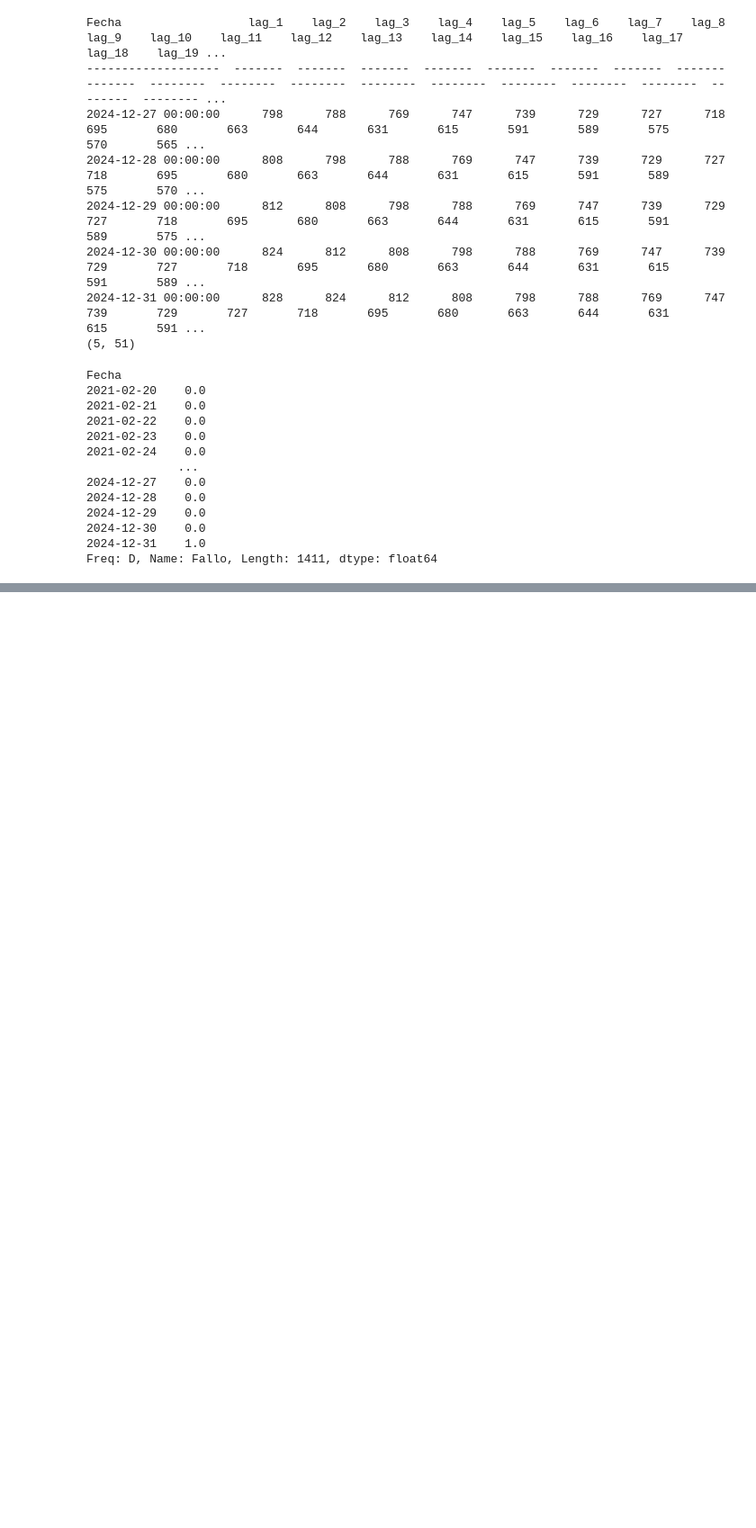
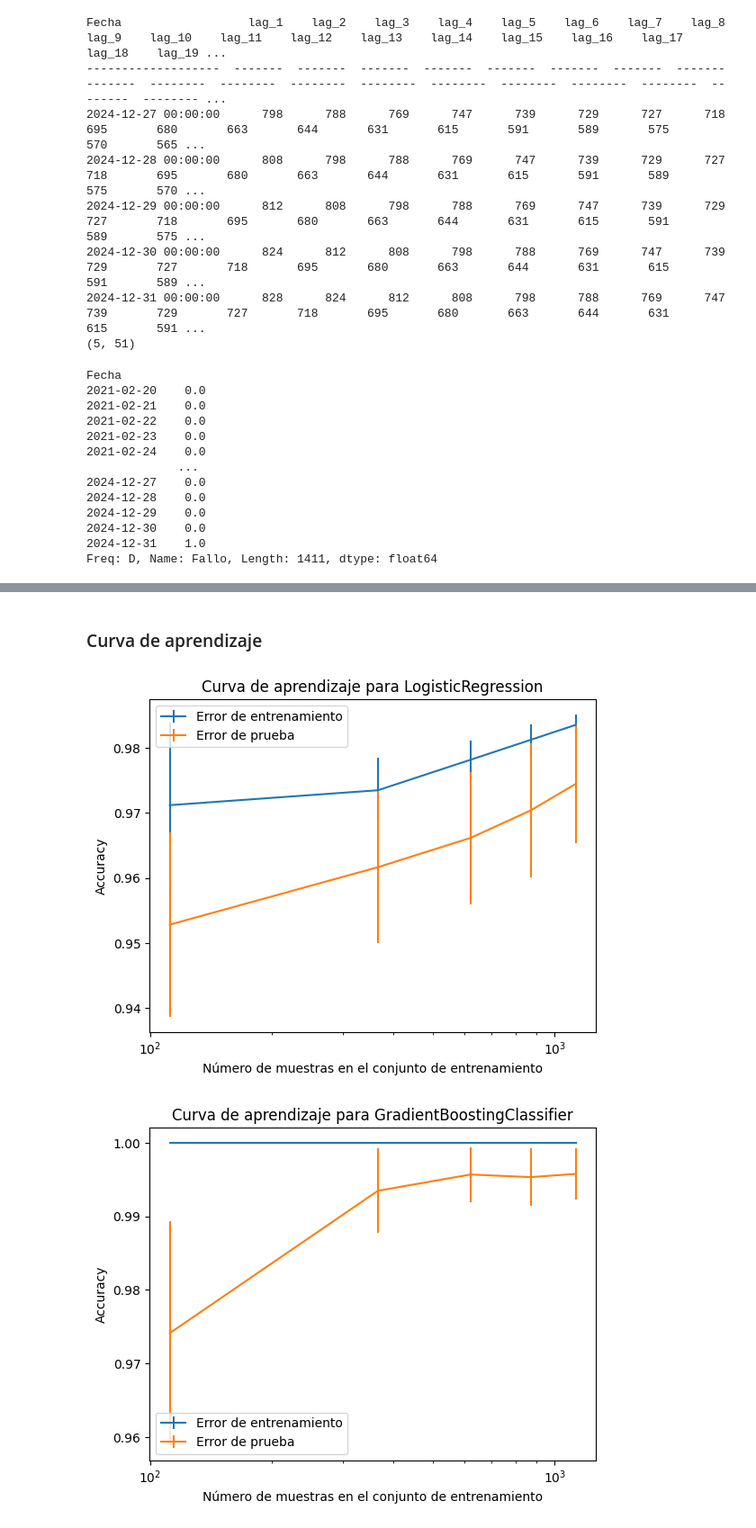
Before and after one commit to ricardoahumada/DataExpert, a Jupyter notebook: src/3.2.etapa4_Train_Forecaster_v1.ipynb, the cells around one changed output, grey strips where cells are left out. Shown at 90% size. Drawn from its saved outputs; the diff is of its cells as text; code cells hidden in the pictures; blank space fills up the shorter version.

```diff
--- a/src/3.2.etapa4_Train_Forecaster_v1.ipynb
+++ b/src/3.2.etapa4_Train_Forecaster_v1.ipynb
@@ -311,0 +353,27 @@ Accuracy: 1.0
+# %%
+# Preprocesamiento para variables categóricas
+categorical_transformer = Pipeline(steps=[
+    # ('imputer', SimpleImputer(strategy='most_frequent')),
+    ('onehot', OneHotEncoder(handle_unknown='ignore'))
+])
+
+# Preprocesamiento para variables continuas
+numerical_transformer = Pipeline(steps=[
+    # ('imputer', SimpleImputer(strategy='mean')),
+    ('scaler', StandardScaler())
+])
+
+# Combinar preprocesadores
+preprocessor = ColumnTransformer(
+    transformers=[
+        ('num', numerical_transformer, numerical_columns),
+        ('cat', categorical_transformer, categorical_columns)
+    ]
+)
+# %%
+pipelines = {
+    "LogisticRegression": Pipeline([('preprocessor', preprocessor),('classifier', LogisticRegression())]),
+    "GradientBoostingClassifier": Pipeline([('preprocessor', preprocessor),('classifier', GradientBoostingClassifier())]),
+    # "SVC": Pipeline([('preprocessor', preprocessor),('classifier', SVC(kernel='linear'))]),
+    # "SGDClassifier": Pipeline([('preprocessor', preprocessor),('classifier', SGDClassifier())]),
+}
@@ -311,0 +382,3 @@ Accuracy: 1.0
+# %%
+# Config CV
+cvss = ShuffleSplit(n_splits=40, test_size=0.2, random_state=0)
@@ -311,0 +416,11 @@ Accuracy: 1.0
+# %% [markdown]
+### Curva de aprendizaje
+# %%
+# Aplicar LC
+train_sizes = np.linspace(0.1, 1.0, num=5, endpoint=True)
+
+for pipeline_name, pipeline_obj in pipelines.items():
+    generate_learning_curves(pipeline_name, pipeline_obj, X, y, train_sizes, cvss)
+# %% [output]
+[figure, added]
+[figure, added]
```
Also changed, not shown: parts of 21 cells of this notebook, 1 other file.
